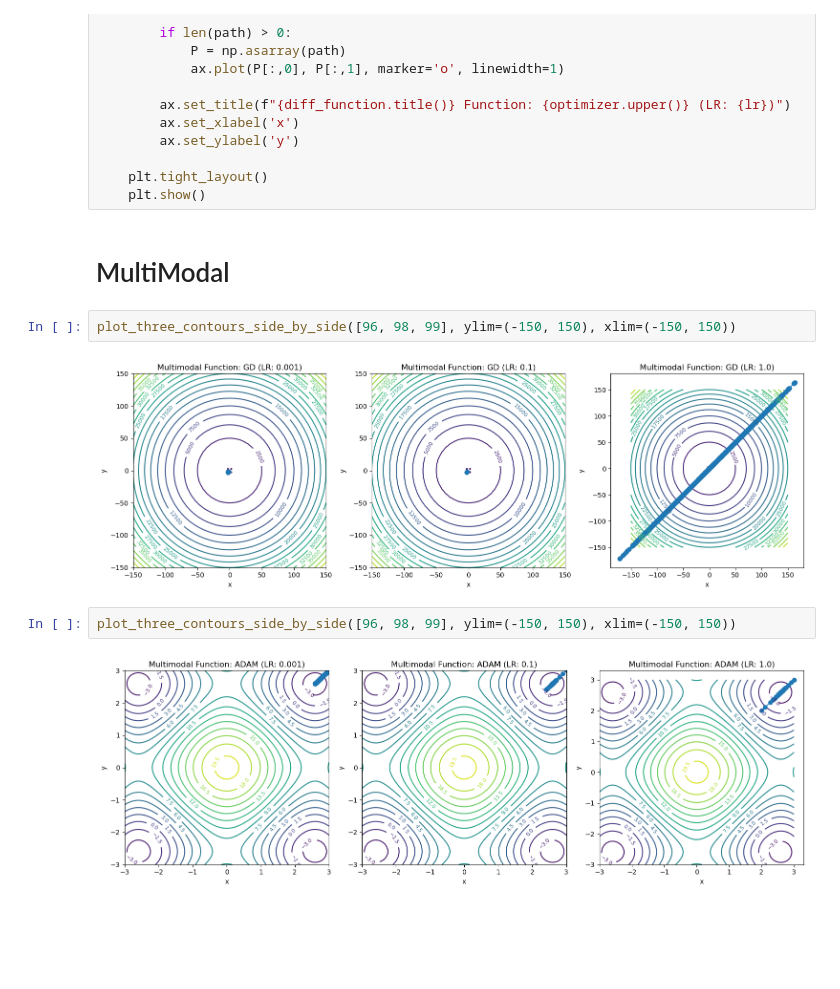
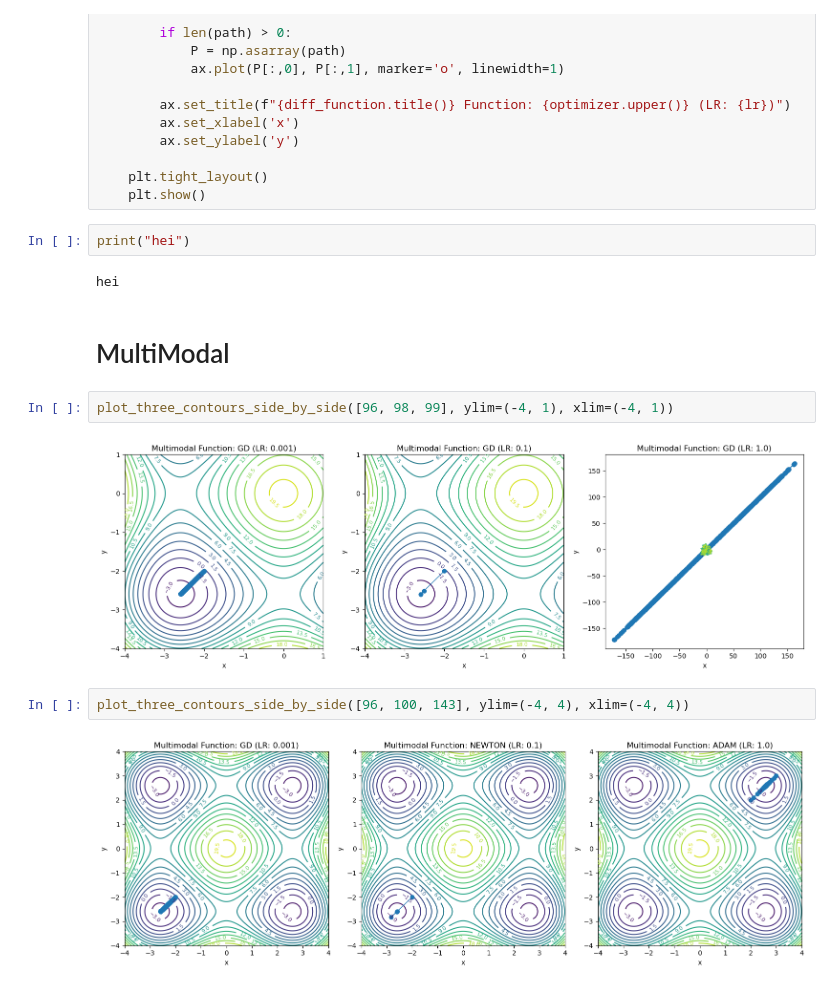
Before and after one commit to zh1322114772/Project1-GradientDescent, a Jupyter notebook: plots.ipynb, the cells around one changed output. Saved outputs shown, nothing was run; the diff lists cells and outputs as text; blank space fills up the shorter version.

```diff
--- a/plots.ipynb
+++ b/plots.ipynb
@@ -155,13 +155,17 @@ def plot_three_contours_side_by_side(
 
     plt.tight_layout()
     plt.show()
+# %%
+print("hei")
+# %% [output]
+hei
 # %% [markdown]
 # MultiModal
 # %%
-plot_three_contours_side_by_side([96, 98, 99], ylim=(-150, 150), xlim=(-150, 150))
+plot_three_contours_side_by_side([96, 98, 99], ylim=(-4, 1), xlim=(-4, 1))
 # %% [output]
-[figure, old version]
+[figure, new version]
 # %%
-plot_three_contours_side_by_side([96, 98, 99], ylim=(-150, 150), xlim=(-150, 150))
+plot_three_contours_side_by_side([96, 100, 143], ylim=(-4, 4), xlim=(-4, 4))
 # %% [output]
-[figure, old version]
+[figure, new version]
```
Also changed, not shown: parts of 9 cells of this notebook, 10 other files.
